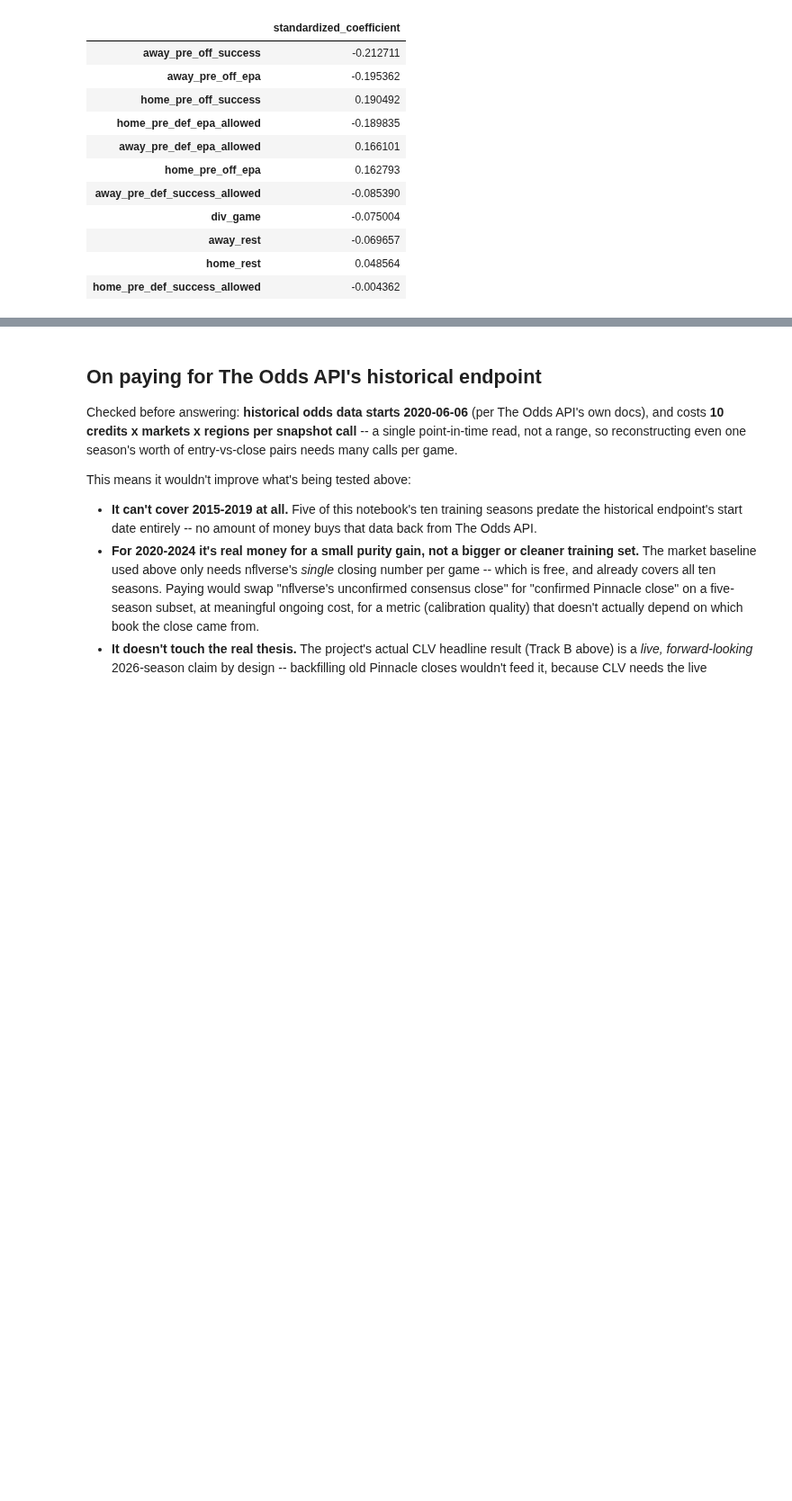
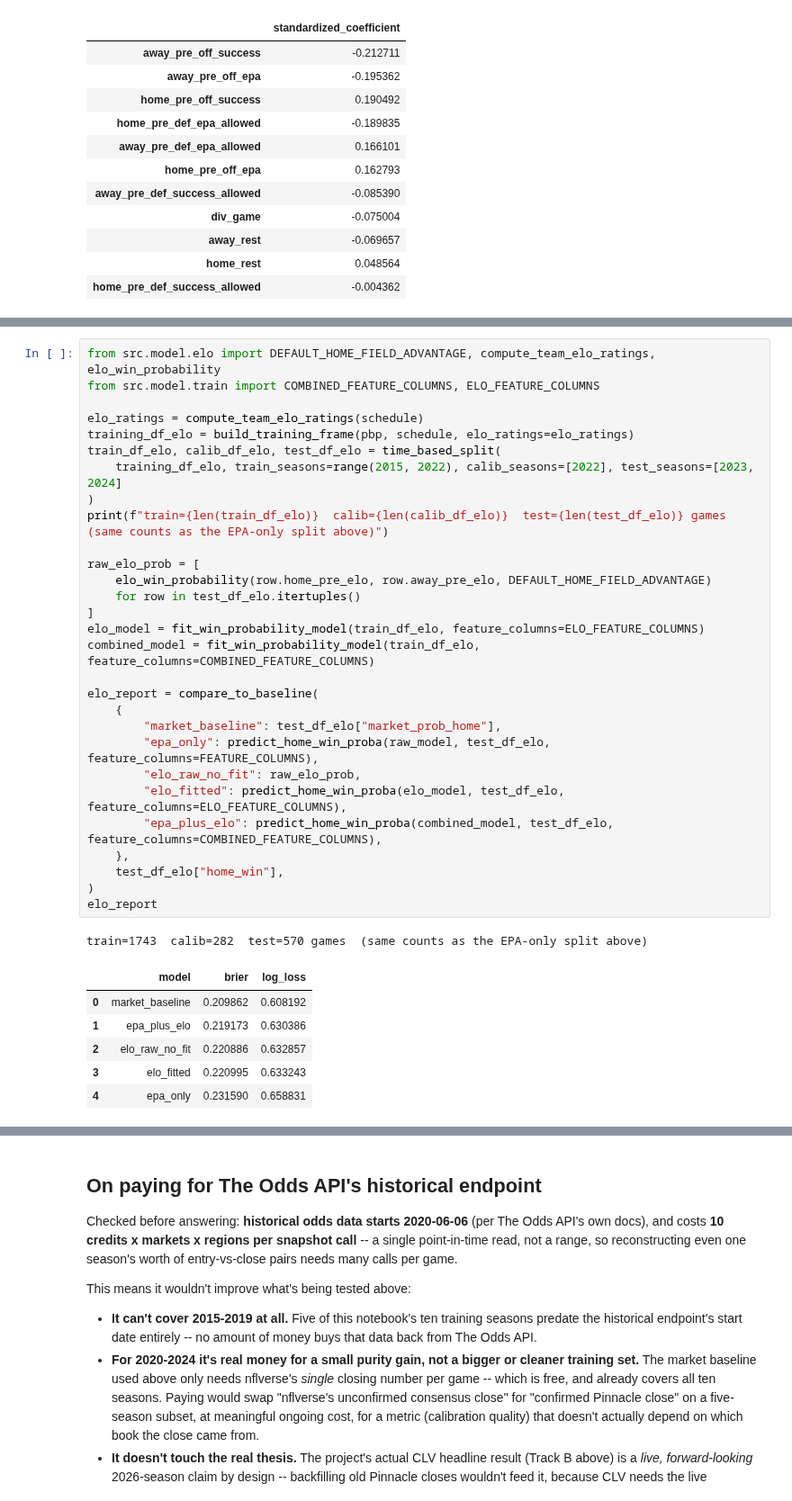
Before and after one commit to rahulr-1006/nfl_2026, a Jupyter notebook: notebooks/model_backtest_results.ipynb, the cells around one changed output, grey strips where cells are left out. Shown at 90% size. Drawn from its saved outputs; the diff is of its cells as text; blank space fills up the shorter version.

```diff
--- a/notebooks/model_backtest_results.ipynb
+++ b/notebooks/model_backtest_results.ipynb
@@ -165,0 +186,37 @@ coefs.to_frame("standardized_coefficient")
+# %%
+from src.model.elo import DEFAULT_HOME_FIELD_ADVANTAGE, compute_team_elo_ratings, elo_win_probability
+from src.model.train import COMBINED_FEATURE_COLUMNS, ELO_FEATURE_COLUMNS
+
+elo_ratings = compute_team_elo_ratings(schedule)
+training_df_elo = build_training_frame(pbp, schedule, elo_ratings=elo_ratings)
+train_df_elo, calib_df_elo, test_df_elo = time_based_split(
+    training_df_elo, train_seasons=range(2015, 2022), calib_seasons=[2022], test_seasons=[2023, 2024]
+)
+print(f"train={len(train_df_elo)}  calib={len(calib_df_elo)}  test={len(test_df_elo)} games  (same counts as the EPA-only split above)")
+
+raw_elo_prob = [
+    elo_win_probability(row.home_pre_elo, row.away_pre_elo, DEFAULT_HOME_FIELD_ADVANTAGE)
+    for row in test_df_elo.itertuples()
+]
+elo_model = fit_win_probability_model(train_df_elo, feature_columns=ELO_FEATURE_COLUMNS)
+combined_model = fit_win_probability_model(train_df_elo, feature_columns=COMBINED_FEATURE_COLUMNS)
+
+elo_report = compare_to_baseline(
+    {
+        "market_baseline": test_df_elo["market_prob_home"],
+        "epa_only": predict_home_win_proba(raw_model, test_df_elo, feature_columns=FEATURE_COLUMNS),
+        "elo_raw_no_fit": raw_elo_prob,
+        "elo_fitted": predict_home_win_proba(elo_model, test_df_elo, feature_columns=ELO_FEATURE_COLUMNS),
+        "epa_plus_elo": predict_home_win_proba(combined_model, test_df_elo, feature_columns=COMBINED_FEATURE_COLUMNS),
+    },
+    test_df_elo["home_win"],
+)
+elo_report
+# %% [output]
+train=1743  calib=282  test=570 games  (same counts as the EPA-only split above)
+|  | model | brier | log_loss |
+| 0 | market_baseline | 0.209862 | 0.608192 |
+| 1 | epa_plus_elo | 0.219173 | 0.630386 |
+| 2 | elo_raw_no_fit | 0.220886 | 0.632857 |
+| 3 | elo_fitted | 0.220995 | 0.633243 |
+| 4 | epa_only | 0.231590 | 0.658831 |
```
Also changed, not shown: parts of 3 cells of this notebook, 6 other files.
